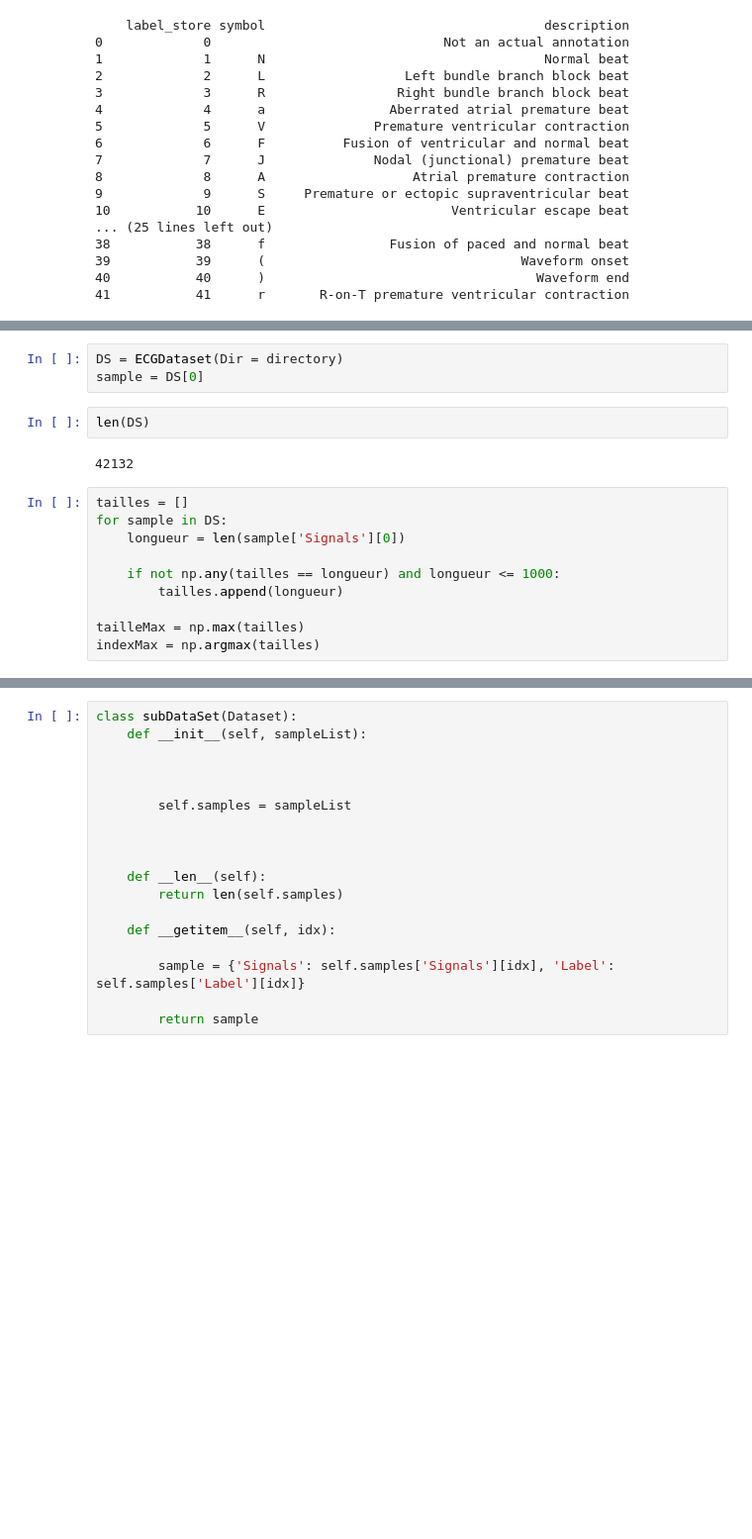
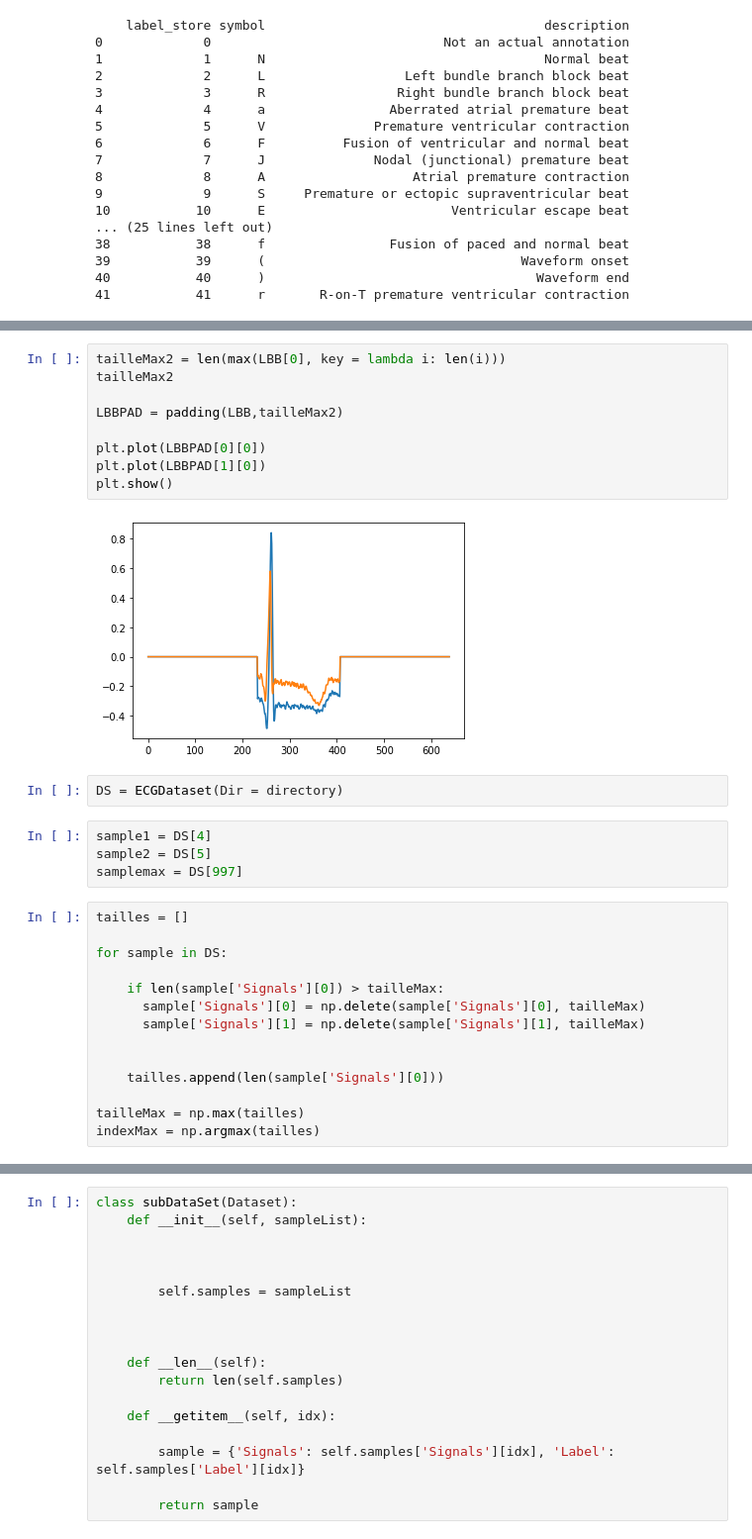
Before and after one commit to AlexandrePerdereau/pfeECG, a Jupyter notebook: PFE.ipynb, the cells around one changed output, grey strips where cells are left out. Shown at 99% size. Drawn from its saved outputs; the diff is of its cells as text; blank space fills up the shorter version.

```diff
--- a/PFE.ipynb
+++ b/PFE.ipynb
@@ -192,20 +223,34 @@ class ECGDataset(Dataset):
         sample = {'Signals': self.Signals[:,idx], 'Label': self.Labels[idx]}
 
         return sample
+# %%
+tailleMax2 = len(max(LBB[0], key = lambda i: len(i)))
+tailleMax2
+
+LBBPAD = padding(LBB,tailleMax2)
+
+plt.plot(LBBPAD[0][0])
+plt.plot(LBBPAD[1][0])
+plt.show()
+# %% [output]
+[figure, added]
 # %%
 DS = ECGDataset(Dir = directory)
-sample = DS[0]
-# %%
-len(DS)
-# %% [output]
-42132
+# %%
+sample1 = DS[4]
+sample2 = DS[5]
+samplemax = DS[997]
 # %%
 tailles = []
+
 for sample in DS:
-    longueur = len(sample['Signals'][0])
 
-    if not np.any(tailles == longueur) and longueur <= 1000:
-        tailles.append(longueur)
+    if len(sample['Signals'][0]) > tailleMax:
+      sample['Signals'][0] = np.delete(sample['Signals'][0], tailleMax)
+      sample['Signals'][1] = np.delete(sample['Signals'][1], tailleMax)
+
+
+    tailles.append(len(sample['Signals'][0]))
 
 tailleMax = np.max(tailles)
 indexMax = np.argmax(tailles)
```
Also changed, not shown: parts of 26 cells of this notebook.
